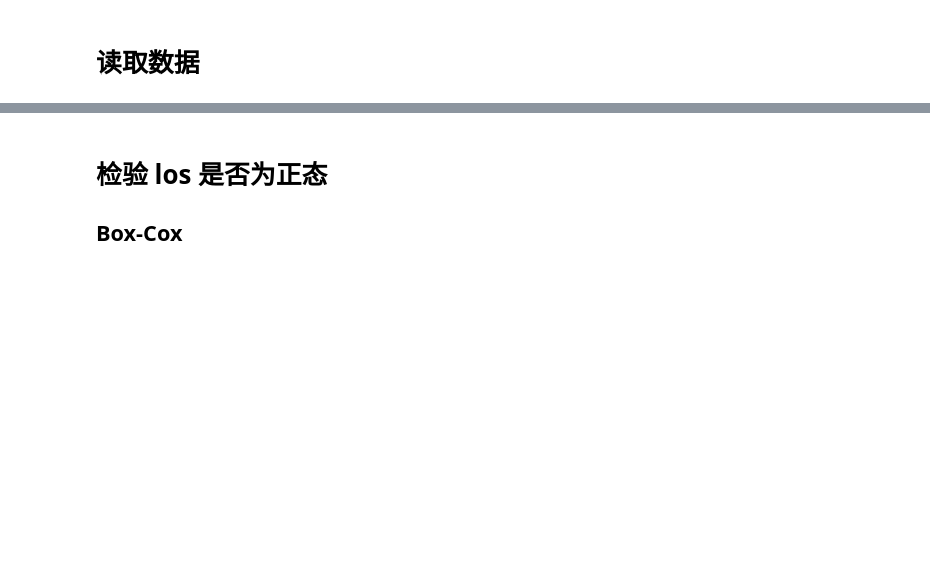
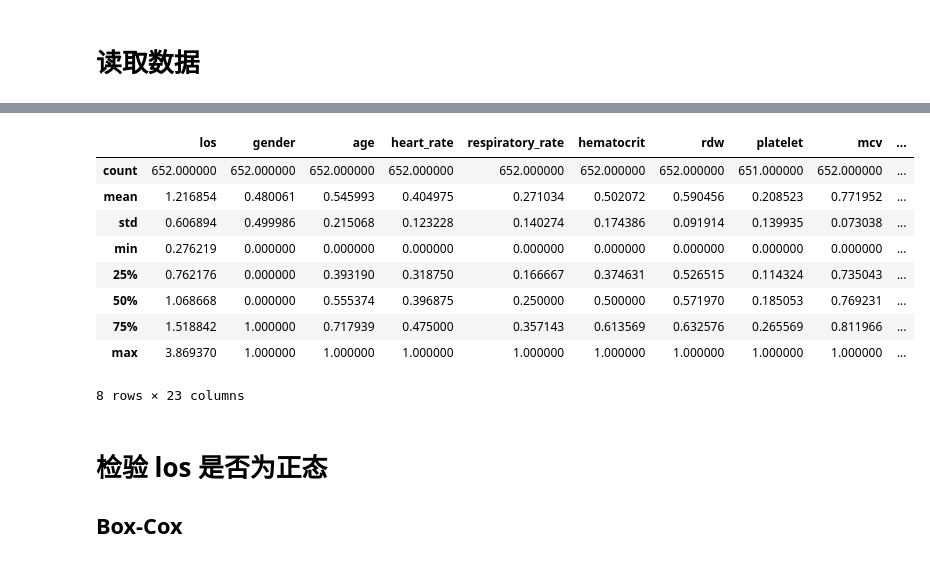
Before and after one commit to sitdownkevin/IBD-EDA, a Jupyter notebook: aes/aes_2024_statistics.ipynb, the cells around one changed output, grey strips where cells are left out. Drawn from its saved outputs; the diff is of its cells as text; code cells hidden in the pictures; blank space fills up the shorter version.

```diff
--- a/aes/aes_2024_statistics.ipynb
+++ b/aes/aes_2024_statistics.ipynb
@@ -31,3 +17,16 @@ data.head(), data.shape
+# %%
+data.describe()
+# %% [output]
+|  | los | gender | age | heart_rate | respiratory_rate | hematocrit | rdw | platelet | mcv | ... |
+| count | 652.000000 | 652.000000 | 652.000000 | 652.000000 | 652.000000 | 652.000000 | 652.000000 | 651.000000 | 652.000000 | ... |
+| mean | 1.216854 | 0.480061 | 0.545993 | 0.404975 | 0.271034 | 0.502072 | 0.590456 | 0.208523 | 0.771952 | ... |
+| std | 0.606894 | 0.499986 | 0.215068 | 0.123228 | 0.140274 | 0.174386 | 0.091914 | 0.139935 | 0.073038 | ... |
+| min | 0.276219 | 0.000000 | 0.000000 | 0.000000 | 0.000000 | 0.000000 | 0.000000 | 0.000000 | 0.000000 | ... |
+| 25% | 0.762176 | 0.000000 | 0.393190 | 0.318750 | 0.166667 | 0.374631 | 0.526515 | 0.114324 | 0.735043 | ... |
+| 50% | 1.068668 | 0.000000 | 0.555374 | 0.396875 | 0.250000 | 0.500000 | 0.571970 | 0.185053 | 0.769231 | ... |
+| 75% | 1.518842 | 1.000000 | 0.717939 | 0.475000 | 0.357143 | 0.613569 | 0.632576 | 0.265569 | 0.811966 | ... |
+| max | 3.869370 | 1.000000 | 1.000000 | 1.000000 | 1.000000 | 1.000000 | 1.000000 | 1.000000 | 1.000000 | ... |
+8 rows × 23 columns
 # %% [markdown]
 # 检验 los 是否为正态
 
```
Also changed, not shown: parts of 1 cell of this notebook, 8 other files.
